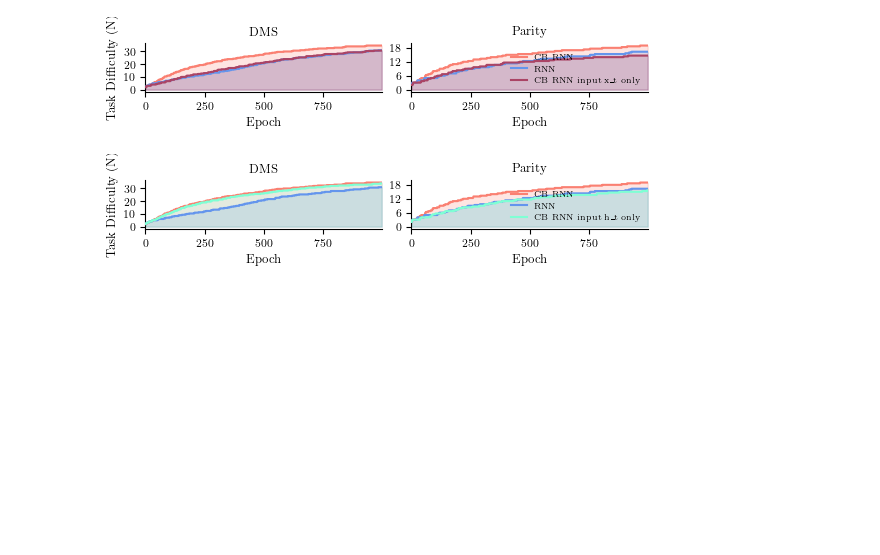
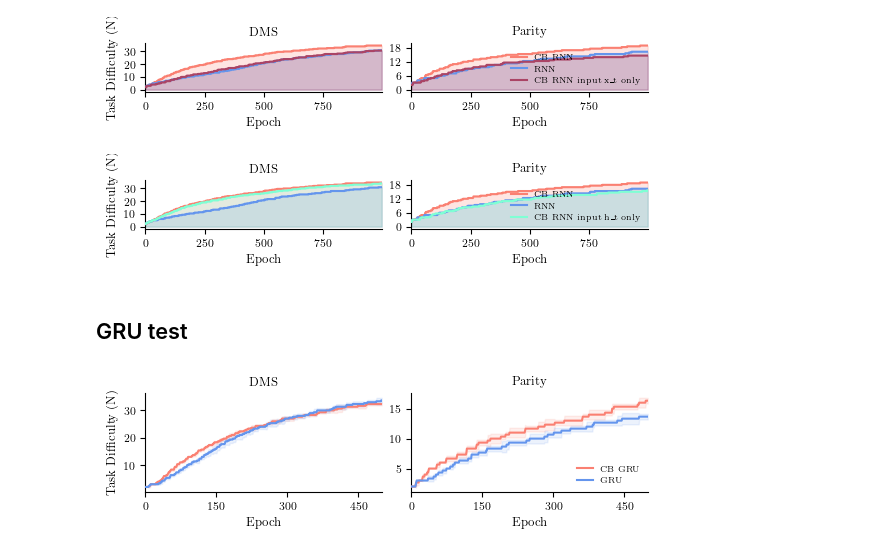
Before and after one commit to AlexVoce/Cortico-cerebellar_RNNs, a Jupyter notebook: final_analysis_figs.ipynb, the cells around one changed output. Drawn from its saved outputs; the diff is of its cells as text; code cells hidden in the pictures; blank space fills up the shorter version.

```diff
--- a/final_analysis_figs.ipynb
+++ b/final_analysis_figs.ipynb
@@ -1813,3 +1813,59 @@ task_aggs1, fig, axs = average_and_plot_runs_multitask(
 )
 # %% [output]
 [figure]
+# %% [markdown]
+## GRU test
+# %%
+GRU_DMS_DIR = RESULTS_DIR / "GRU_test/dms"
+GRU_parity_DIR = RESULTS_DIR / "GRU_test/parity"
+
+groups = {
+    "CB GRU": {
+        "pattern": "gru_size_64_CB_gc256_RNNlr0.01_CBlr0.01_CBinput",
+        "color": "salmon"
+    },
+    "GRU": {
+        "pattern": "gru_size_128_noCB",
+        "color": "cornflowerblue"
+    },
+}
+
+task_dirs = {
+    "DMS": GRU_DMS_DIR,
+    "Parity": GRU_parity_DIR,
+}
+
+clip_lens = {
+    "DMS": 500,
+    "Parity": 500,
+}
+
+clip_Ns = {
+    "DMS": None,
+    "Parity": None,
+}
+
+task_titles = {
+    "DMS": "DMS",
+    "Parity": "Parity",
+}
+
+task_aggs1, fig, axs = average_and_plot_runs_multitask(
+    task_dirs=task_dirs,
+    groups=groups,
+    clip_lens=clip_lens,
+    clip_Ns=clip_Ns,
+    task_titles=task_titles,
+    figure_title="",
+    plot_metric2="loss",
+    log_y2=True,
+    # figsize=(12, 3),
+    sharey_top=False,
+    shade_auc=False,
+    fig_height=1.6,
+    shade_sem=True,
+    sharey_bottom=True,
+    save_path="/Users/alex/Desktop/single_gru_task_plot.svg"
+)
+# %% [output]
+[figure, added]
```
Also changed, not shown: parts of 4 cells of this notebook.
